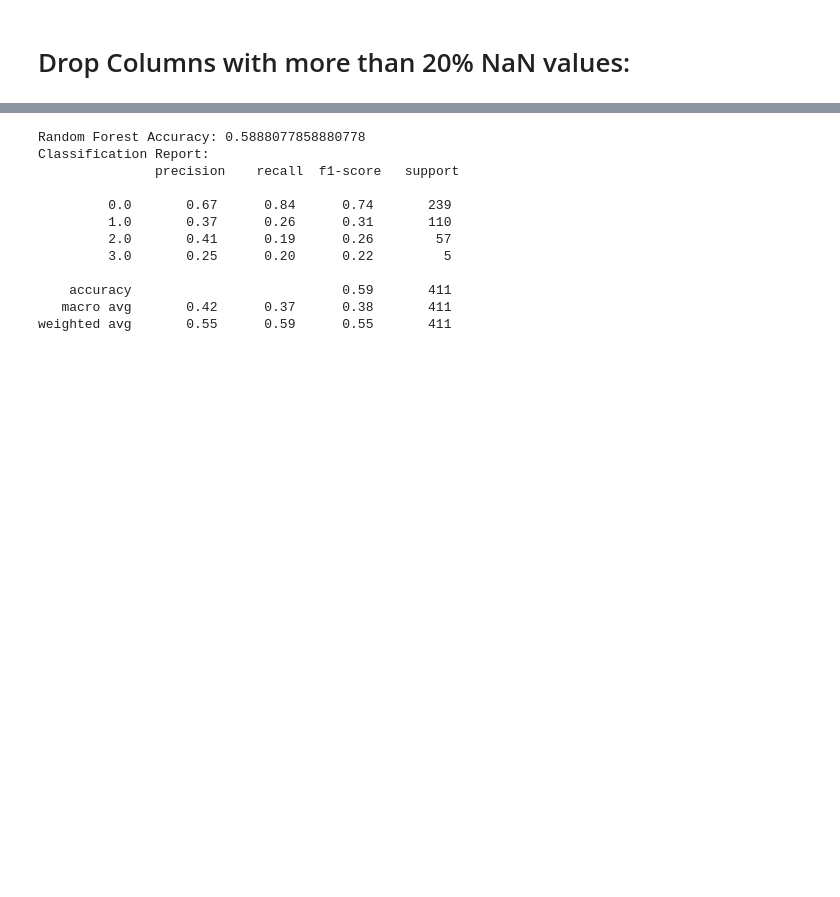
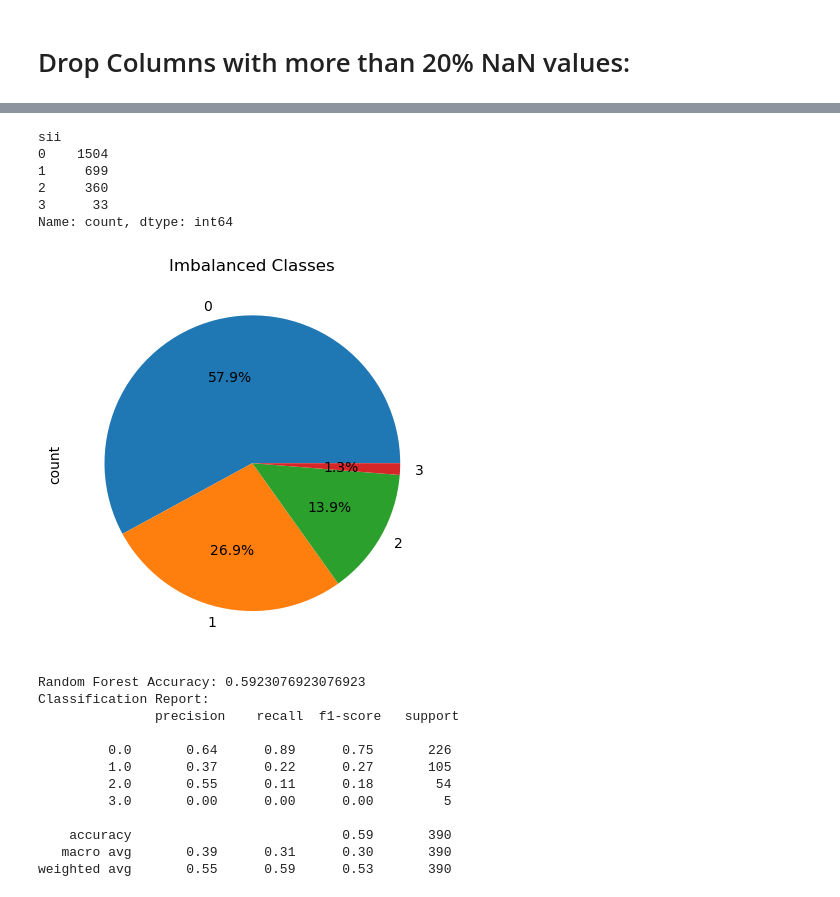
Before and after one commit to alicheh/ai-bootcamp-project1, a Jupyter notebook: notebooks/ml_classification_ssi.ipynb, the cells around one changed output, grey strips where cells are left out. Drawn from its saved outputs; the diff is of its cells as text; code cells hidden in the pictures; blank space fills up the shorter version.

```diff
--- a/notebooks/ml_classification_ssi.ipynb
+++ b/notebooks/ml_classification_ssi.ipynb
@@ -175,13 +224,13 @@ msno.bar(df_hbn_sii)
 # %%
 df_hbn_sii_copy = df_hbn_sii.copy()
 # %%
-# drop columns with more than 20 percent NaN values:
+# drop columns with more than 40 percent NaN values:
 
 total_rows = df_hbn_sii.shape[0]
 
 nan_percentage = df_hbn_sii.isnull().sum() / total_rows * 100
 
-cols_to_drop = nan_percentage[nan_percentage > 20].index
+cols_to_drop = nan_percentage[nan_percentage > 40].index
 
 print(cols_to_drop)
 
@@ -248,14 +321,15 @@ memory usage: 299.2 KB
 None
 # %%
 # fill numerical columns with median, categorical columns with mode
-num_cols = df_hbn_X.select_dtypes(include=[np.number]).columns
-cat_cols = df_hbn_X.select_dtypes(exclude=[np.number]).columns
 
-for col in num_cols:
-    col_med = df_hbn_X[col].median()
-    df_hbn_X[col] = df_hbn_X[col].fillna(col_med)
-for col in cat_cols:
-    col_mode = df_hbn_X[col].mode()[0]
-    df_hbn_X[col] = df_hbn_X[col].fillna(col_mode)
+# num_cols = df_hbn_X.select_dtypes(include=[np.number]).columns
+# cat_cols = df_hbn_X.select_dtypes(exclude=[np.number]).columns
 
-print(df_hbn_X.info())
+# for col in num_cols:
+#     col_med = df_hbn_X[col].median()
+#     df_hbn_X[col] = df_hbn_X[col].fillna(col_med)
+# for col in cat_cols:
+#     col_mode = df_hbn_X[col].mode()[0]
+#     df_hbn_X[col] = df_hbn_X[col].fillna(col_mode)
+
+# print(df_hbn_X.info())
@@ -279,0 +336,12 @@ None
+# %%
+# print(df_hbn_X.info())
+# Create a KNN imputer instance
+imputer = KNNImputer(n_neighbors=6)  # Adjust n_neighbors as needed
+
+# Perform imputation
+imputed_data = imputer.fit_transform(df_hbn_X)
+
+# Convert back to DataFrame
+imputed_df = pd.DataFrame(imputed_data, columns=df_hbn_X.columns, index=df_hbn_X.index)
+
+print(imputed_df.info())
@@ -285,3 +387,18 @@ df_hbn_X_copy = df_hbn_X.copy()
+# %%
+df_hbn_X_copy['sii'] = df_hbn_X_copy['sii'].astype('int64')
+sii_counts = df_hbn_X_copy['sii'].value_counts()
+print(sii_counts)
+sii_counts.plot(kind='pie', autopct='%1.1f%%')
+plt.title('Imbalanced Classes')
+plt.show()
+# %% [output]
+sii
+0    1504
+1     699
+2     360
+3      33
+Name: count, dtype: int64
+[figure, added]
 # %%
 # seperate target column
 df_X = df_hbn_X.drop('sii', axis=1)
@@ -299,24 +416,27 @@ X_train, X_test, y_train, y_test = train_test_split(
 # feature scaling
 # %%
 # model selection
-# random forest
+# random forest with balanced class weights
+# https://scikit-learn.org/stable/modules/generated/sklearn.ensemble.RandomForestClassifier.html
 
-rf_clf = RandomForestClassifier(n_estimators=100, random_state=42)
+rf_clf = RandomForestClassifier(class_weight='balanced',
+                                n_estimators=100,
+                                random_state=42)
 rf_clf.fit(X_train, y_train)  # not always mandatory to scale for tree-based methods
 
 y_pred_rf = rf_clf.predict(X_test)
 print("Random Forest Accuracy:", accuracy_score(y_test, y_pred_rf))
 print("Classification Report:\n", classification_report(y_test, y_pred_rf))
 # %% [output]
-Random Forest Accuracy: 0.5888077858880778
+Random Forest Accuracy: 0.5923076923076923
 Classification Report:
                precision    recall  f1-score   support
 
-         0.0       0.67      0.84      0.74       239
-         1.0       0.37      0.26      0.31       110
-         2.0       0.41      0.19      0.26        57
-         3.0       0.25      0.20      0.22         5
+         0.0       0.64      0.89      0.75       226
+         1.0       0.37      0.22      0.27       105
+         2.0       0.55      0.11      0.18        54
+         3.0       0.00      0.00      0.00         5
 
-    accuracy                           0.59       411
-   macro avg       0.42      0.37      0.38       411
-weighted avg       0.55      0.59      0.55       411
+    accuracy                           0.59       390
+   macro avg       0.39      0.31      0.30       390
+weighted avg       0.55      0.59      0.53       390
```
Also changed, not shown: parts of 22 cells of this notebook, 2 other files.
